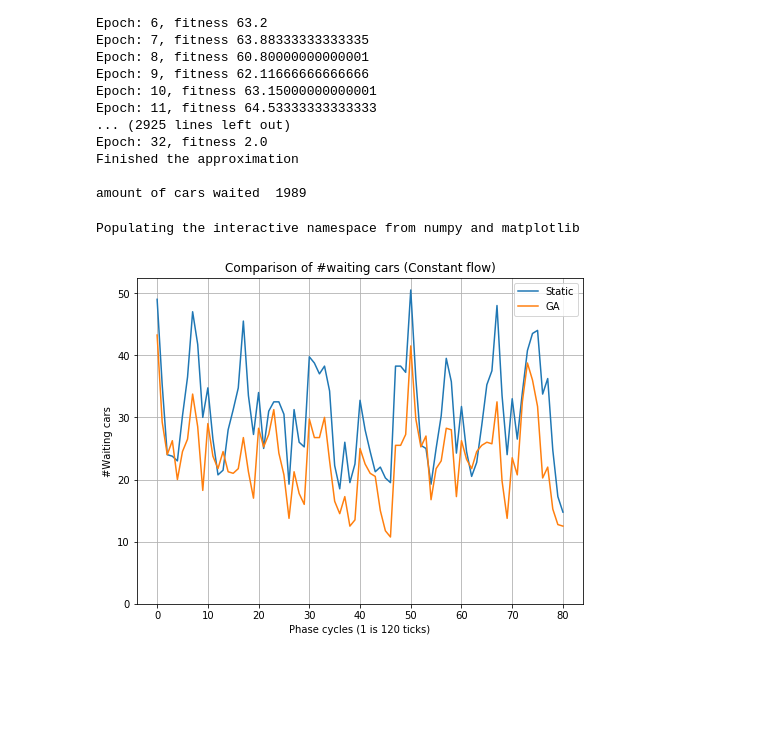
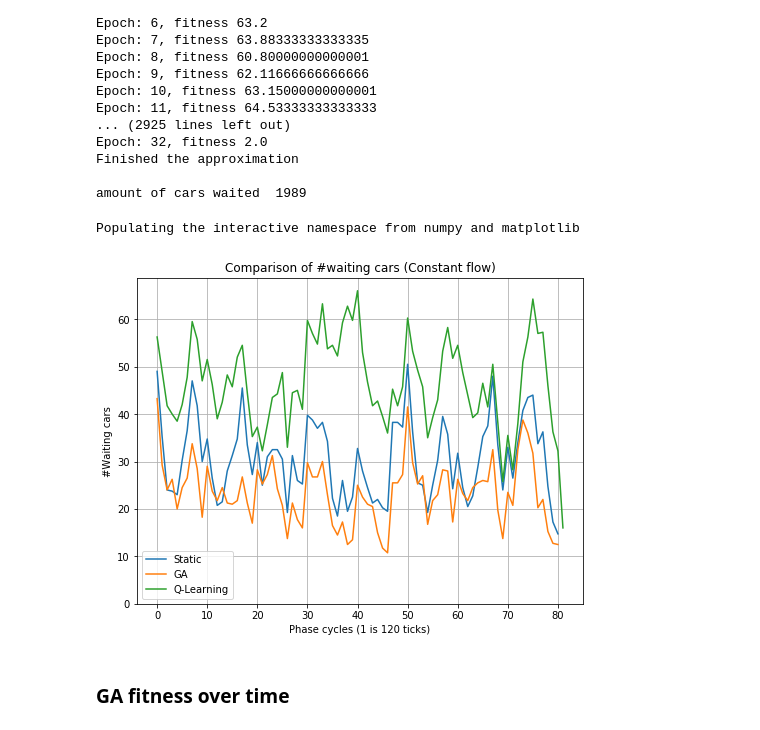
Before and after one commit to oykukapcak/APS_TrafficProject, a Jupyter notebook: CustomNet/result_plots.ipynb, the cells around one changed output. Drawn from its saved outputs; the diff is of its cells as text; code cells hidden in the pictures; blank space fills up the shorter version.

Commit message:
New plots

```diff
--- a/CustomNet/result_plots.ipynb
+++ b/CustomNet/result_plots.ipynb
@@ -51,21 +74,27 @@ Epoch: 32, fitness 2.0
 Finished the approximation
 
 amount of cars waited  1989
+# %%
+qlconst = [70, 50, 36, 69, 41, 21, 29, 63, 55, 44, 76, 48, 20, 62, 55, 19, 34, 85, 45, 44, 44, 45, 8, 52, 24, 67, 31, 55, 42, 4, 77, 57, 26, 79, 66, 48, 60, 41, 69, 39, 88, 55, 57, 64, 36, 30, 37, 68, 23, 16, 74, 54, 39, 74, 46, 38, 25, 31, 63, 53, 66, 51, 37, 64, 43, 32, 18, 68, 68, 12, 54, 19, 18, 51, 25, 58, 70, 72, 57, 29, 71, 27, 18, 13, 6]
 # %%
 %pylab inline
 pylab.rcParams['figure.figsize'] = (8, 6)
 N = 4
 smooth_normconst = np.convolve(normconst, np.ones((N,))/N, mode='valid')
 smooth_gaconst = np.convolve(gaconst, np.ones((N,))/N, mode='valid')
+smooth_qlconst = np.convolve(qlconst, np.ones((N,))/N, mode='valid')
 plt.plot(smooth_normconst, label='Static')
 plt.plot(smooth_gaconst, label='GA')
+plt.plot(smooth_qlconst, label='Q-Learning')
 plt.legend()
 plt.grid()
 plt.ylim(ymin=0)
 plt.title("Comparison of #waiting cars (Constant flow)")
 plt.ylabel('#Waiting cars')
 plt.xlabel("Phase cycles (1 is 120 ticks)")
 plt.show()
 # %% [output]
 Populating the interactive namespace from numpy and matplotlib
-[figure, old version]
+[figure, new version]
+# %% [markdown]
+### GA fitness over time
```
Also changed, not shown: parts of 8 cells of this notebook.
